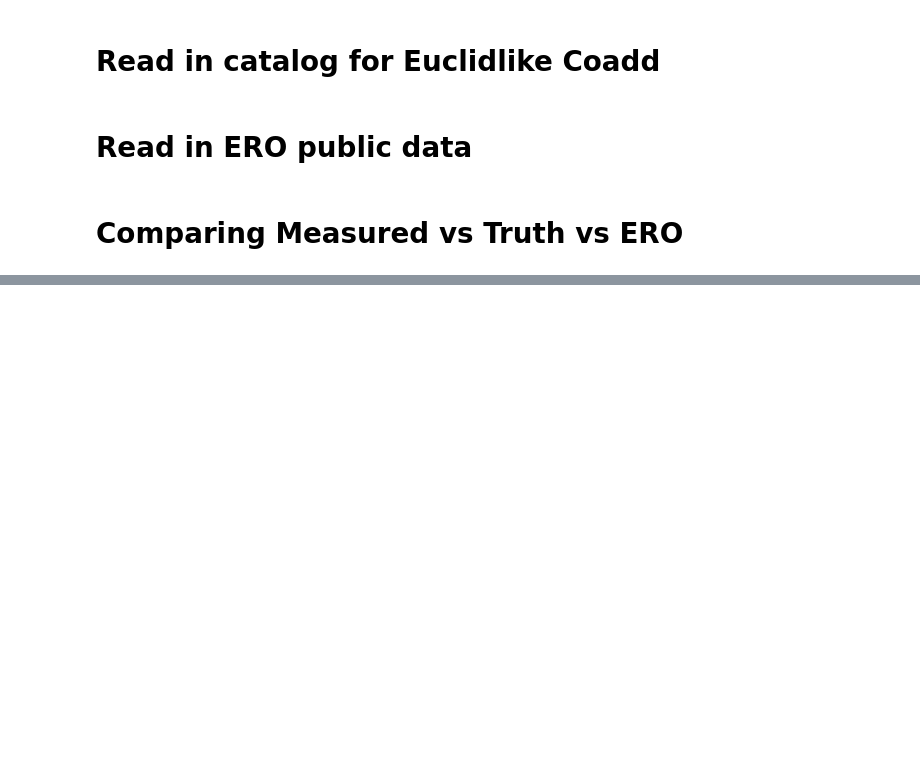
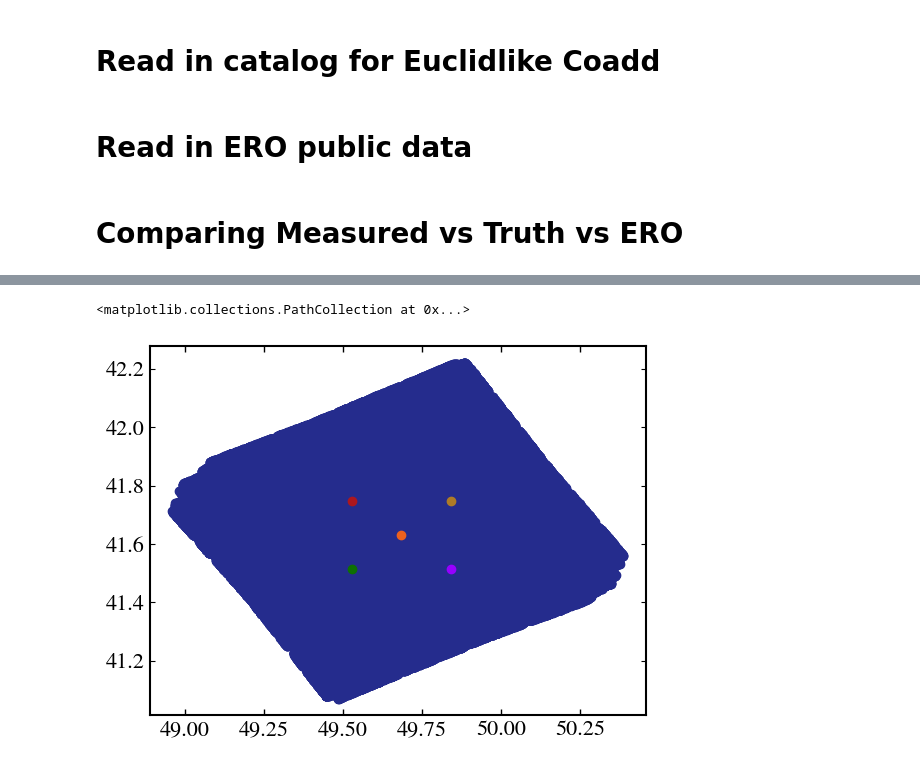
Before and after one commit to GalSim-developers/GalSim-Euclid-Like, a Jupyter notebook: validation/CatalogValidation.ipynb, the cells around one changed output, grey strips where cells are left out. Cells and saved outputs as stored; diff of their text form; code cells hidden in the pictures; blank space fills up the shorter version.

```diff
--- a/validation/CatalogValidation.ipynb
+++ b/validation/CatalogValidation.ipynb
@@ -77,0 +96,10 @@ ero_cat = fits.getdata(ero_cat_path)
+# %%
+plt.scatter(ero_cat["ALPHA_J2000"], ero_cat["DELTA_J2000"])
+plt.scatter(np.mean(ero_cat["ALPHAPSF_J2000"]), np.mean(ero_cat["DELTA_J2000"]))
+plt.scatter(ra_min, dec_min)
+plt.scatter(ra_min, dec_max)
+plt.scatter(ra_max, dec_min)
+plt.scatter(ra_max, dec_max)
+# %% [output]
+<matplotlib.collections.PathCollection at 0x...>
+[figure, added]
```
Also changed, not shown: parts of 11 cells of this notebook.
